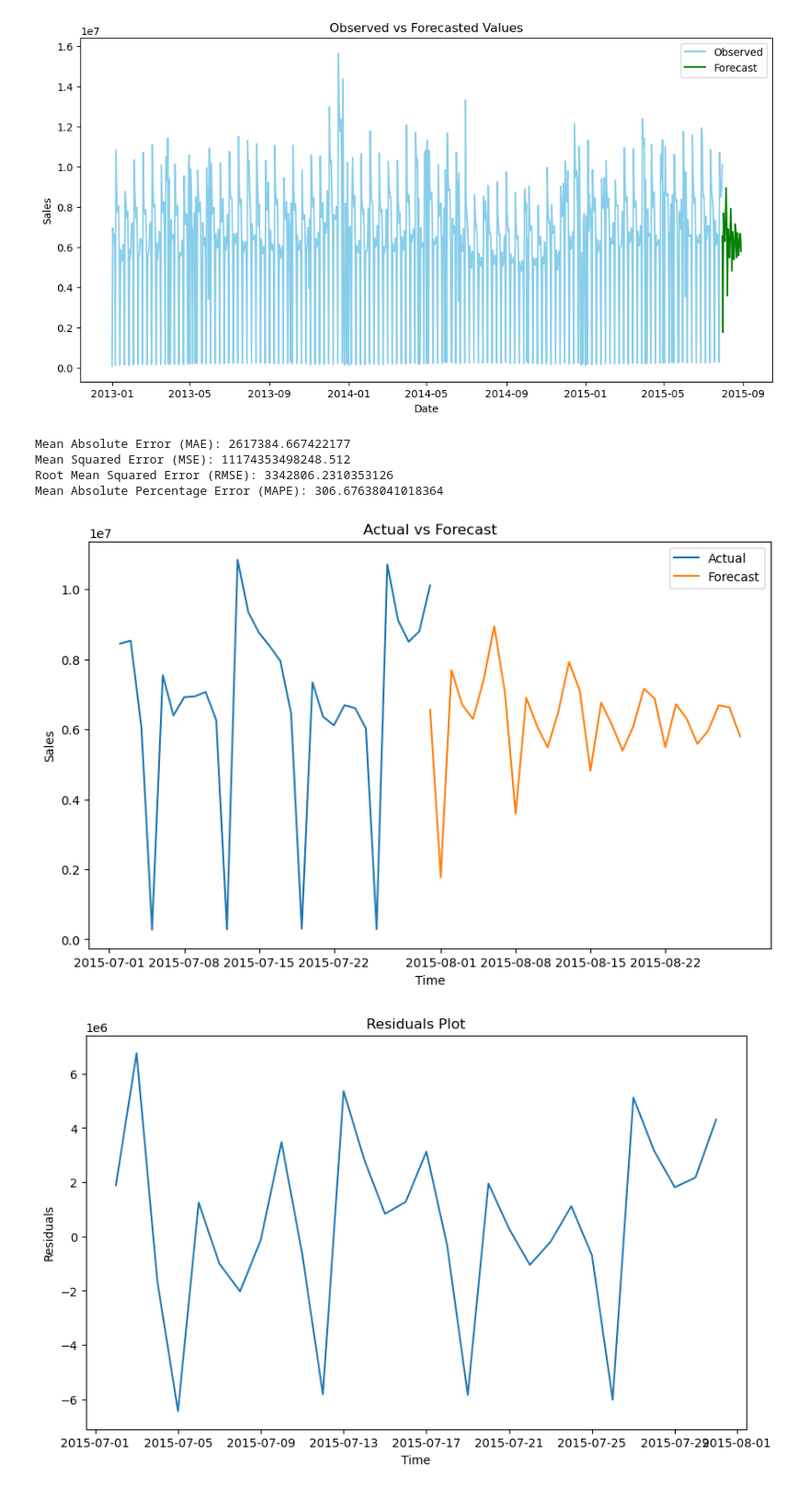
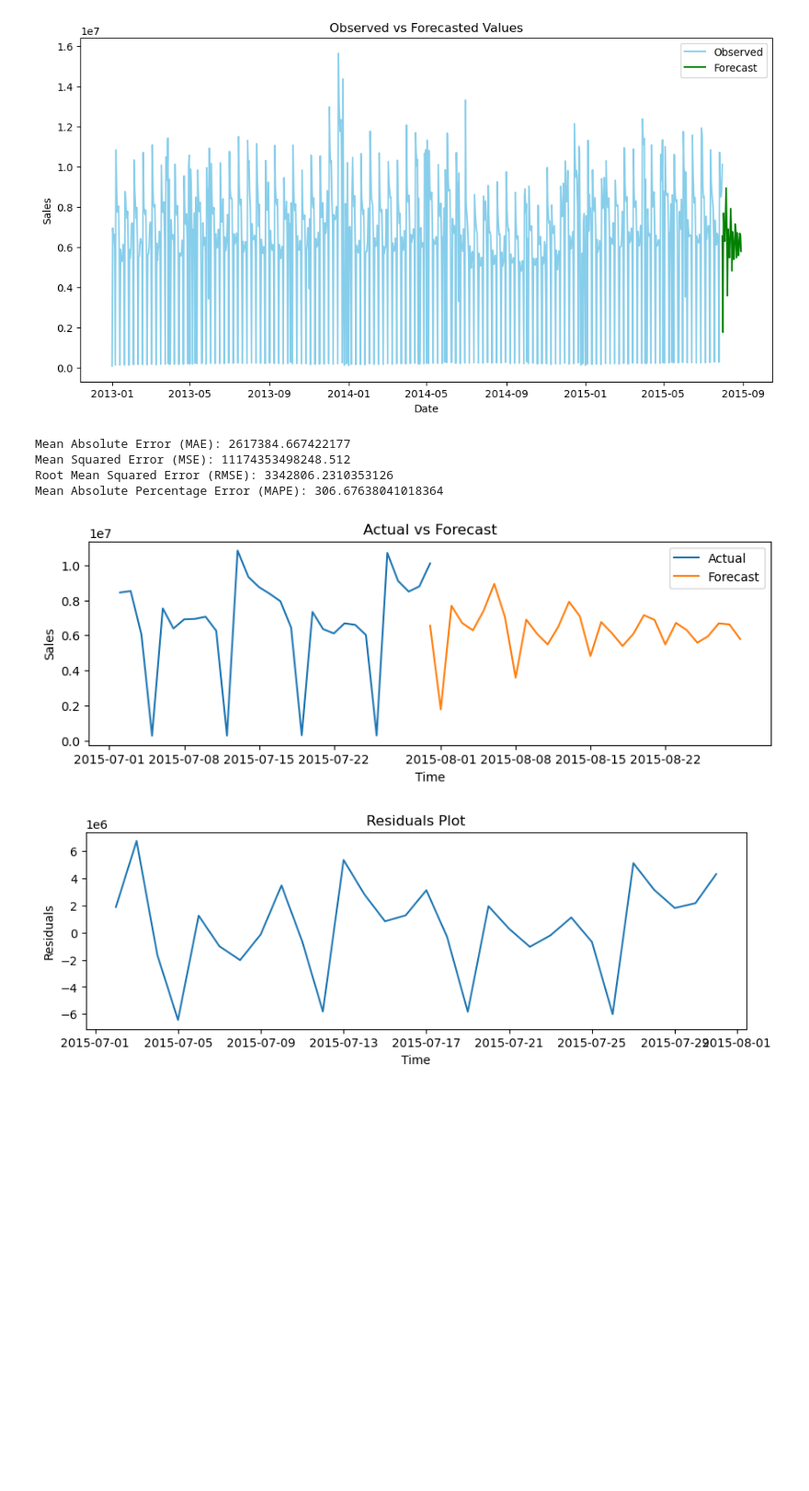
Before and after one commit to Hemamagam/Project-6--Pharmaceutical-Sale-Prediction-, a Jupyter notebook: Task 2.5-Time_series.ipynb, the cells around one changed output. Shown at 92% size. Cells and saved outputs as stored; diff of their text form; code cells hidden in the pictures; blank space fills up the shorter version.

```diff
--- a/Task 2.5-Time_series.ipynb
+++ b/Task 2.5-Time_series.ipynb
@@ -236,34 +255,34 @@ mape = np.mean(np.abs((actual_values - forecast_values) / actual_values)) * 100
 
 print("Mean Absolute Error (MAE):", mae)
 print("Mean Squared Error (MSE):", mse)
 print("Root Mean Squared Error (RMSE):", rmse)
 print("Mean Absolute Percentage Error (MAPE):", mape)
 
 # Visual Inspection
 import matplotlib.pyplot as plt
 
-plt.figure(figsize=(10, 6))
+plt.figure(figsize=(10, 3))
 plt.plot(sales_data.index[-30:], actual_values, label='Actual')
 plt.plot(pd.date_range(start=sales_data.index[-1], periods=30, freq='D'), forecast_values, label='Forecast')
 plt.legend()
 plt.title('Actual vs Forecast')
 plt.xlabel('Time')
 plt.ylabel('Sales')
 plt.show()
 
 # Residual Analysis
 residuals = actual_values - forecast_values.flatten()  # Flatten forecast values to match the shape of actual_values
 
-plt.figure(figsize=(10, 6))
+plt.figure(figsize=(10, 3))
 plt.plot(sales_data.index[-30:], residuals)
 plt.title('Residuals Plot')
 plt.xlabel('Time')
 plt.ylabel('Residuals')
 plt.show()
 # %% [output]
 Mean Absolute Error (MAE): 2617384.667422177
 Mean Squared Error (MSE): 11174353498248.512
 Root Mean Squared Error (RMSE): 3342806.2310353126
 Mean Absolute Percentage Error (MAPE): 306.67638041018364
-[figure, old version]
+[figure, new version]
-[figure, old version]
+[figure, new version]
```
Also changed, not shown: parts of 12 cells of this notebook.
